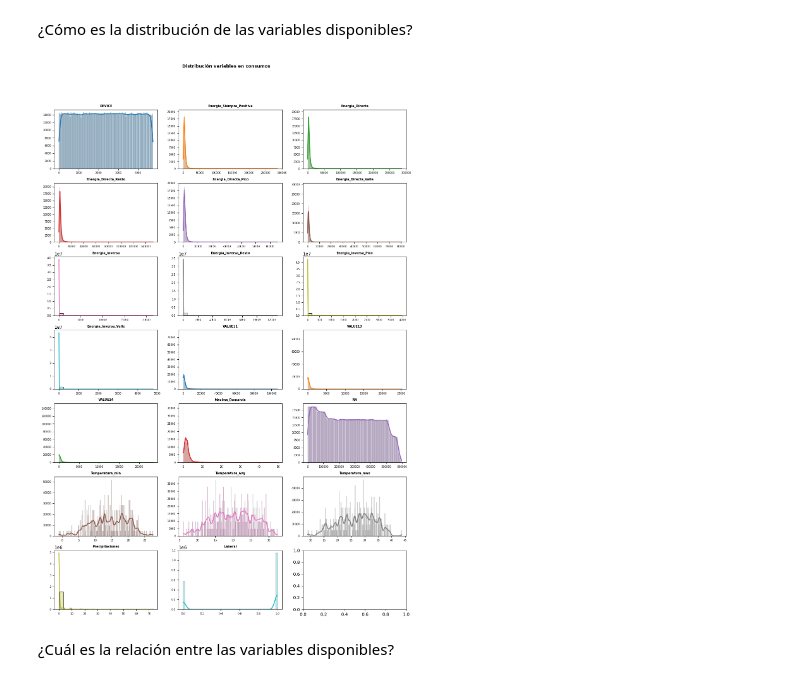
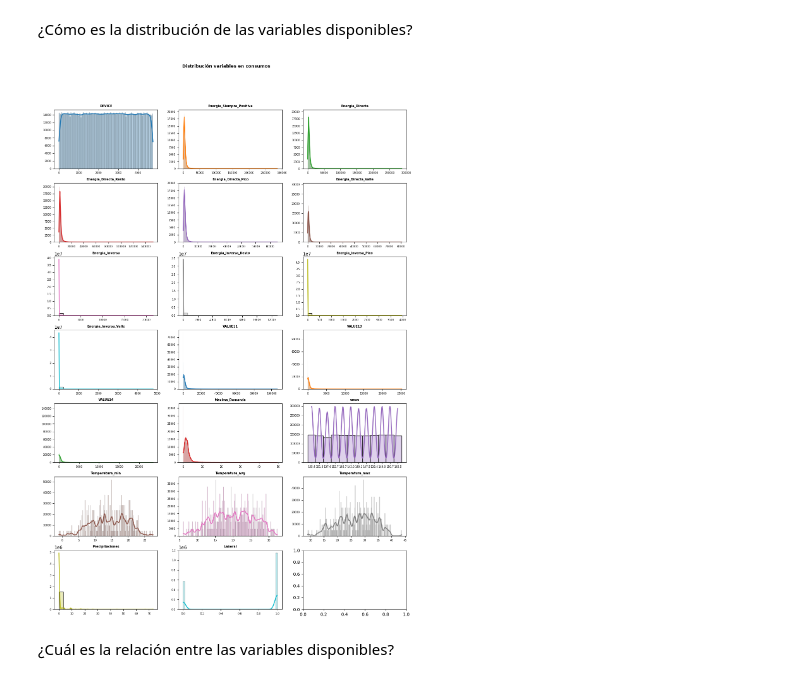
Before and after one commit to pasollipaula/DiplodatosMentoria, a Jupyter notebook: carga_datasets.ipynb, the cells around one changed output. Saved outputs shown, nothing was run; the diff lists cells and outputs as text; code cells hidden in the pictures.

Commit message:
Agrego estimador de actividad economica como nueva fuente

```diff
--- a/carga_datasets.ipynb
+++ b/carga_datasets.ipynb
@@ -171,6 +191,8 @@ consumos = consumos.rename(columns={'VALUE2': 'Energia_Siempre_Positiva', 'VALUE
                                     'VALUE5': 'Energia_Directa_Pico', 'VALUE6': 'Energia_Directa_Valle', 'VALUE7': 'Energia_Inversa',
                                     'VALUE8': 'Energia_Inversa_Resto', 'VALUE9': 'Energia_Inversa_Pico',
                                     'VALUE10': 'Energia_Inversa_Valle', 'VALUE19': 'Maxima_Demanda', 'VALUE20': 'Fecha_hora'})
+# %%
+emae = emae.rename(columns={'143.3_NO_PR_2004_A_13': 'Fecha', '143.3_NO_PR_2004_A_21': 'emae'})
 # %% [markdown]
 #### Diccionario de datos del dataset consumos
 
@@ -504,3 +531,6 @@ temperatura_avg
+# %%
+emae = emae.replace('/','/01/20', regex=True)
+emae['Fecha'] = pd.to_datetime(emae['Fecha'], format='%m/%d/%Y')
 # %% [markdown]
 ### 3.c. Existencia de outliers, analizarlos y evaluar que medidas tomar
 # %%
@@ -587,3 +619,5 @@ observatorio = observatorio.merge(process_data(precipitaciones, 'Precipitaciones
+# %%
+emae = emae.loc[(emae['Fecha']>='2023-01-01') & (emae['Fecha']<='2023-12-31')].sort_values('Fecha')
 # %% [markdown]
 Eliminamos datos del dataset Clima aquellos valores que están fuera del rango útil o de estudio:
 # %%
@@ -598,3 +632,8 @@ Habiendo descartado el dataset clima, consolidaremos en consumos los datos meter
+# %%
+observatorio = observatorio.merge(emae, how='left', on='Fecha')
+
+# Datos del Estimador Mensual de Actividad Económica son mensuales. Repetimos el dato para cada día del mes
+observatorio.ffill(inplace=True)
 # %%
 consumos = consumos.merge(observatorio, how='left', left_on='TV', right_on='Fecha')
 # %%
@@ -673,35 +712,35 @@ std    2.003143e+00  3.446632e+00  4.716434e-01
 fig, axes = plt.subplots(nrows=7, ncols=3, figsize=(12, 18))
 axes = axes.flat
 numeric_features = consumos.select_dtypes(include=['float64', 'int64']).columns.tolist()
 # son muchas variables elegiremos un subset
 numeric_features = ('DEVICE', 'Energia_Siempre_Positiva', 'Energia_Directa', 'Energia_Directa_Resto', 'Energia_Directa_Pico',
  'Energia_Directa_Valle', 'Energia_Inversa', 'Energia_Inversa_Resto', 'Energia_Inversa_Pico', 'Energia_Inversa_Valle',
  'VALUE11', 'VALUE13', 'VALUE14',
- 'Maxima_Demanda', 'RN',
+ 'Maxima_Demanda', 'emae',
  'Temperatura_min', 'Temperatura_avg', 'Temperatura_max', 'Precipitaciones', 'Laboral')
 
 for i, colum in enumerate(numeric_features):
     sns.histplot(
         data    = consumos,
         x       = colum,
         stat    = "count",
         kde     = True,
         color   = (list(plt.rcParams['axes.prop_cycle'])*2)[i]["color"],
         line_kws= {'linewidth': 2},
         alpha   = 0.3,
         ax      = axes[i]
     )
     axes[i].set_title(colum, fontsize = 7, fontweight = "bold")
     axes[i].tick_params(labelsize = 6)
     axes[i].set_xlabel("")
     axes[i].set_ylabel("")
 
 
 fig.tight_layout()
 plt.subplots_adjust(top = 0.9)
 fig.suptitle('Distribución variables en consumos', fontsize = 10, fontweight = "bold");
 # %% [output]
-[figure, old version]
+[figure, new version]
 # %% [markdown]
 ¿Cuál es la relación entre las variables disponibles?
 # %%
```
Also changed, not shown: parts of 13 cells of this notebook, 1 other file.
